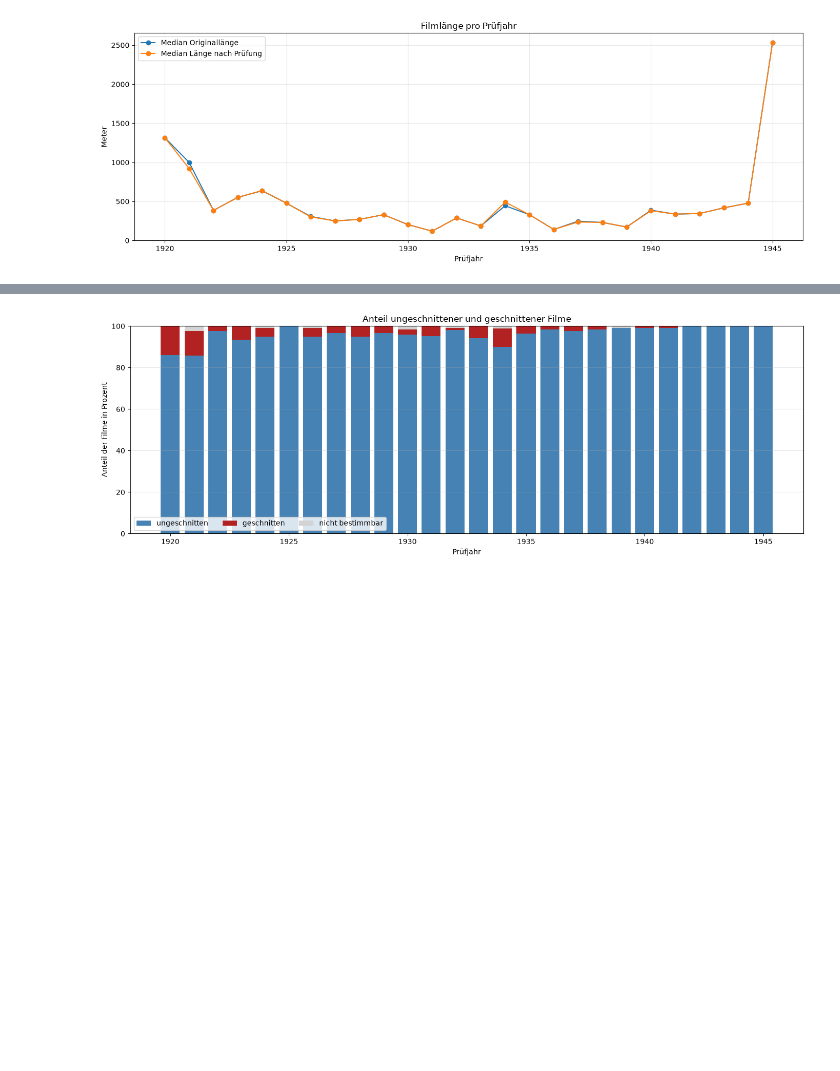
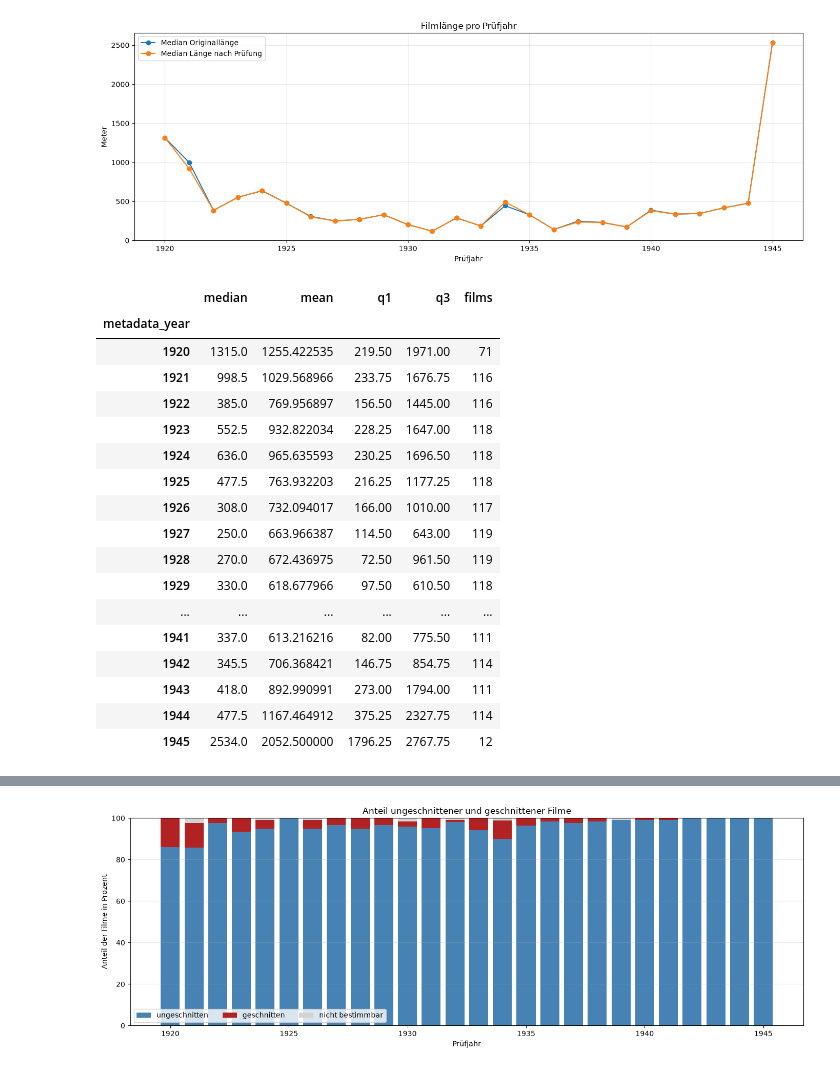
Before and after one commit to codemitdjango/german-film-censorship, a Jupyter notebook: src/analysis/content_analysis.ipynb, the cells around one changed output, grey strips where cells are left out. Saved outputs shown, nothing was run; the diff lists cells and outputs as text; code cells hidden in the pictures; blank space fills up the shorter version.

```diff
--- a/src/analysis/content_analysis.ipynb
+++ b/src/analysis/content_analysis.ipynb
@@ -548,6 +725,39 @@ save_plts(plt, "plots/filmlengths_by_year.png")
 plt.show()
 # %% [output]
 [figure]
+# %%
+yearly_length_plot = (
+    filmlength_data_all_years
+    .groupby("metadata_year")["total_original_length_parsed"]
+    .agg(
+        median="median",
+        mean="mean",
+        q1=lambda values: values.quantile(0.25),
+        q3=lambda values: values.quantile(0.75),
+        films="count",
+    )
+)
+
+yearly_length_plot
+# %% [output]
+|  | median | mean | q1 | q3 | films |
+| metadata_year |  |  |  |  |  |
+| 1920 | 1315.0 | 1255.422535 | 219.50 | 1971.00 | 71 |
+| 1921 | 998.5 | 1029.568966 | 233.75 | 1676.75 | 116 |
+| 1922 | 385.0 | 769.956897 | 156.50 | 1445.00 | 116 |
+| 1923 | 552.5 | 932.822034 | 228.25 | 1647.00 | 118 |
+| 1924 | 636.0 | 965.635593 | 230.25 | 1696.50 | 118 |
+| 1925 | 477.5 | 763.932203 | 216.25 | 1177.25 | 118 |
+| 1926 | 308.0 | 732.094017 | 166.00 | 1010.00 | 117 |
+| 1927 | 250.0 | 663.966387 | 114.50 | 643.00 | 119 |
+| 1928 | 270.0 | 672.436975 | 72.50 | 961.50 | 119 |
+| 1929 | 330.0 | 618.677966 | 97.50 | 610.50 | 118 |
+| ... | ... | ... | ... | ... | ... |
+| 1941 | 337.0 | 613.216216 | 82.00 | 775.50 | 111 |
+| 1942 | 345.5 | 706.368421 | 146.75 | 854.75 | 114 |
+| 1943 | 418.0 | 892.990991 | 273.00 | 1794.00 | 111 |
+| 1944 | 477.5 | 1167.464912 | 375.25 | 2327.75 | 114 |
+| 1945 | 2534.0 | 2052.500000 | 1796.25 | 2767.75 | 12 |
 # %%
 df_longest_films = (
     df_filmlength
```
Also changed, not shown: parts of 6 cells of this notebook.
